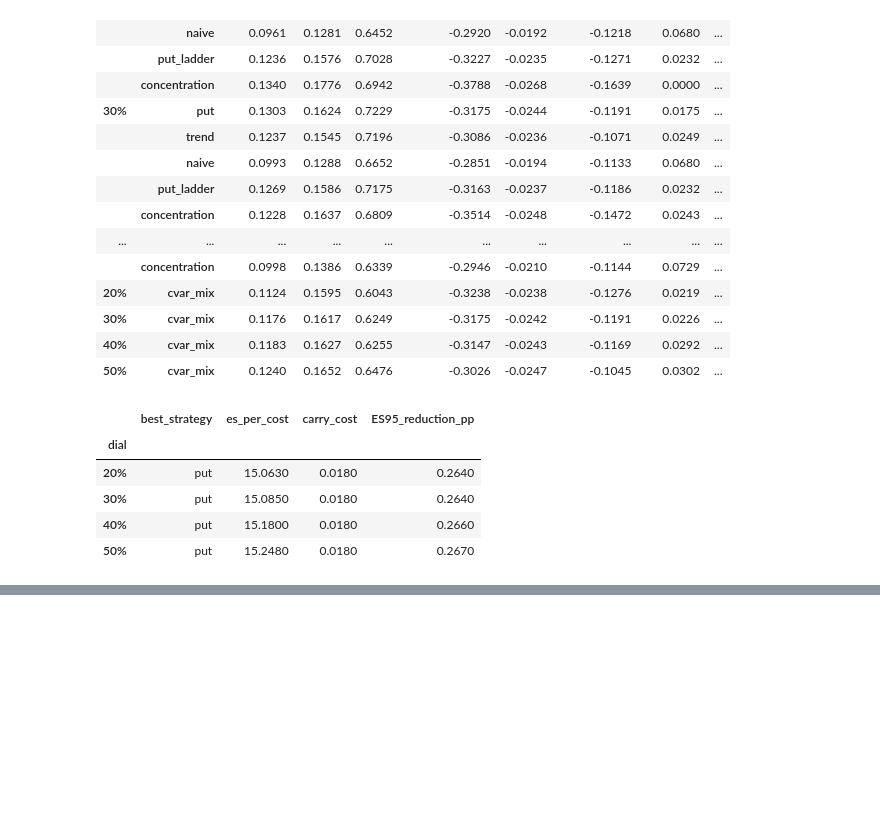
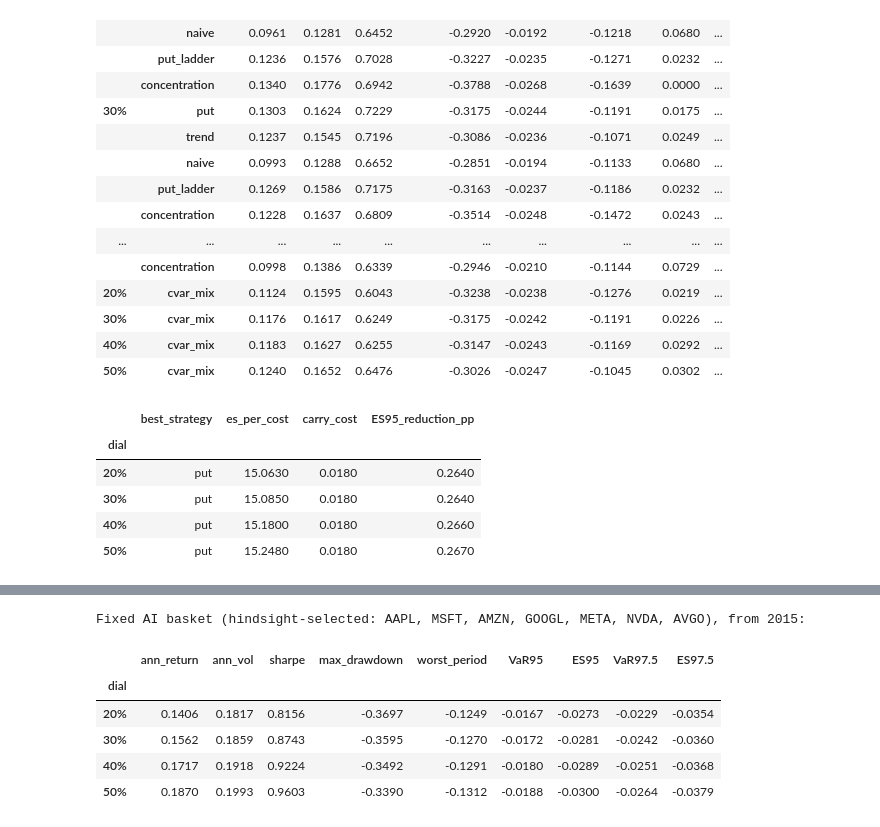
Before and after one commit to KavinDhanasekaran7/AI-Concentration-Hedging, a Jupyter notebook: notebooks/ai_concentration_tail_hedging.ipynb, the cells around one changed output, grey strips where cells are left out. Saved outputs shown, nothing was run; the diff lists cells and outputs as text; code cells hidden in the pictures; blank space fills up the shorter version.

```diff
--- a/notebooks/ai_concentration_tail_hedging.ipynb
+++ b/notebooks/ai_concentration_tail_hedging.ipynb
@@ -461,0 +468,22 @@ policy.round(3)
+# %%
+ai_years = range(2015, asset_returns.index.max().year + 1)
+ai_sleeve_by_year = pf.fixed_basket_sleeve(config.AI_BASKET_TICKERS, ai_years)
+ai_sleeve_weights = pf.monthly_sleeve_weights(month_caps, ai_sleeve_by_year)
+ai_built = pf.build_dial_returns(asset_returns, ai_sleeve_weights, start=config.AI_BASKET_START)
+
+ai_metrics = pd.DataFrame(
+    {f"{w:.0%}": mx.summary_metrics(bt["returns"], config.TRADING_DAYS_PER_YEAR)
+     for w, bt in ai_built["dials"].items()}
+).T
+ai_metrics.index.name = "dial"
+ai_metrics.to_csv(config.TABLES_DIR / "robustness_ai_basket_metrics.csv")
+print("Fixed AI basket (hindsight-selected: " + ", ".join(config.AI_BASKET_TICKERS) + "), from 2015:")
+ai_metrics.round(4)
+# %% [output]
+Fixed AI basket (hindsight-selected: AAPL, MSFT, AMZN, GOOGL, META, NVDA, AVGO), from 2015:
+|  | ann_return | ann_vol | sharpe | max_drawdown | worst_period | VaR95 | ES95 | VaR97.5 | ES97.5 |
+| dial |  |  |  |  |  |  |  |  |  |
+| 20% | 0.1406 | 0.1817 | 0.8156 | -0.3697 | -0.1249 | -0.0167 | -0.0273 | -0.0229 | -0.0354 |
+| 30% | 0.1562 | 0.1859 | 0.8743 | -0.3595 | -0.1270 | -0.0172 | -0.0281 | -0.0242 | -0.0360 |
+| 40% | 0.1717 | 0.1918 | 0.9224 | -0.3492 | -0.1291 | -0.0180 | -0.0289 | -0.0251 | -0.0368 |
+| 50% | 0.1870 | 0.1993 | 0.9603 | -0.3390 | -0.1312 | -0.0188 | -0.0300 | -0.0264 | -0.0379 |
```
Also changed, not shown: parts of 3 cells of this notebook, 5 other files.
